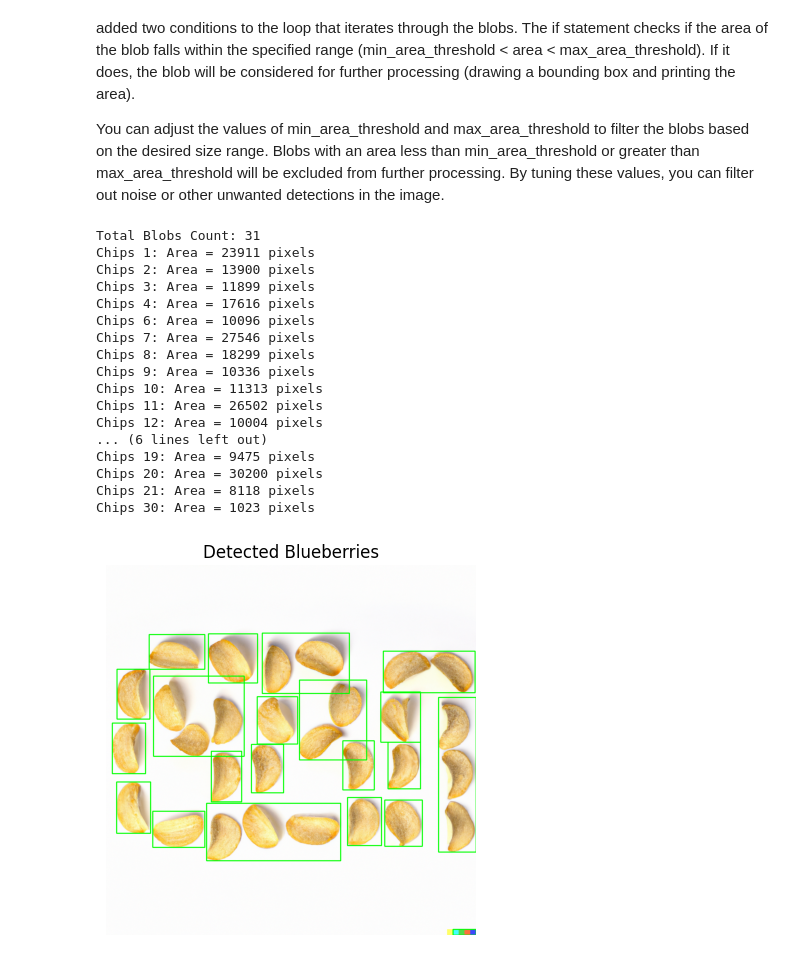
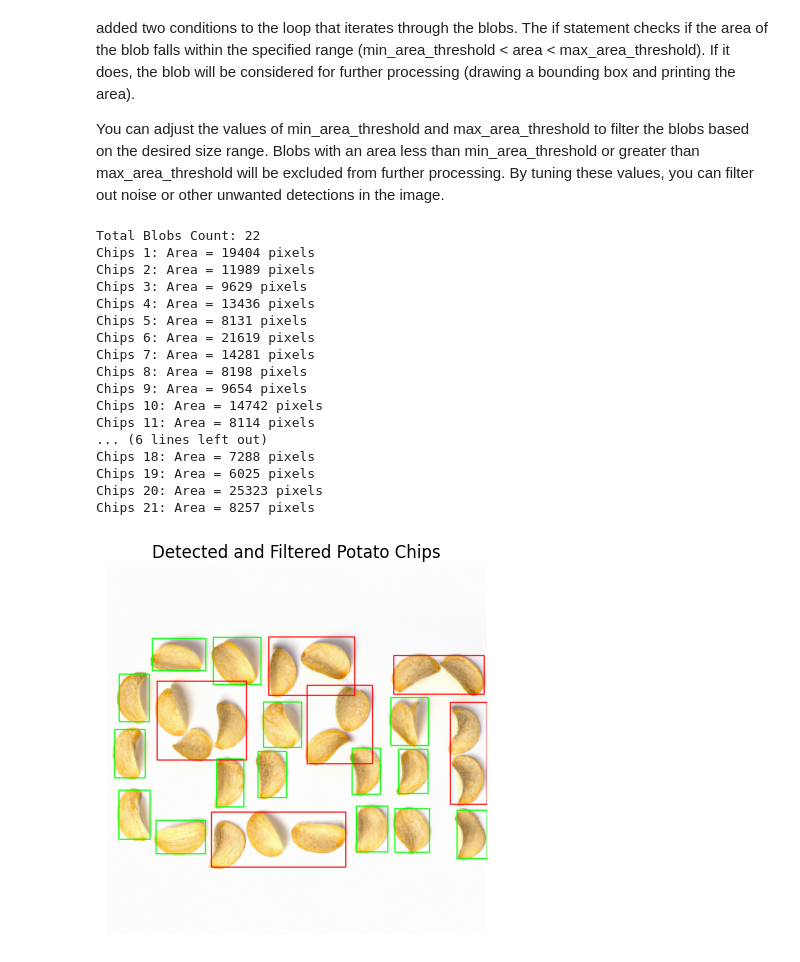
Before and after one commit to dev-nanthan/blob-detection, a Jupyter notebook: project-G42.ipynb, the cells around one changed output. Drawn from its saved outputs; the diff is of its cells as text; code cells hidden in the pictures.

Commit message:
updated Connected component Filtering process

```diff
--- a/project-G42.ipynb
+++ b/project-G42.ipynb
@@ -123,13 +134,15 @@ kernel = np.ones((5, 5), np.uint8)
 closing = cv2.morphologyEx(thresh, cv2.MORPH_CLOSE, kernel)
 
 # Perform morphological erosion to distinguish blobs
-kernel_erosion = np.ones((5, 5), np.uint8)
-erosion = cv2.erode(thresh, kernel_erosion, iterations=1)
+kernel_erosion = np.ones((11, 11), np.uint8)
+erosion = cv2.erode(closing, kernel_erosion, iterations=1)
 
 # Perform morphological dilation to fill small gaps inside each blob
 kernel_dilation = np.ones((7, 7), np.uint8)
 dilation = cv2.dilate(erosion, kernel_dilation, iterations=1)
 
+# Set the Processed Image for Connected Component Analysis
+processed_img = erosion
 
 # Display Closed, Eroded, Dilated images side by side
 fig, axes = plt.subplots(1, 3, figsize=(15, 5))
@@ -160,56 +173,59 @@ added two conditions to the loop that iterates through the blobs. The if stateme
 You can adjust the values of min_area_threshold and max_area_threshold to filter the blobs based on the desired size range. Blobs with an area less than min_area_threshold or greater than max_area_threshold will be excluded from further processing. By tuning these values, you can filter out noise or other unwanted detections in the image.
 # %%
 # Perform connected component analysis
-num_labels, labels, stats, centroids = cv2.connectedComponentsWithStats(closing, connectivity=8)
+num_labels, labels, stats, centroids = cv2.connectedComponentsWithStats(processed_img, connectivity=8)
 
 # Print Total Number of Blobs Detected
 print(f"Total Blobs Count: {num_labels}")
 
 # Define the minimum and maximum area thresholds to filter the blobs (adjust these values as needed)
-min_area_threshold = 100
-max_area_threshold = 2000
+min_area_threshold = 500
+
+# Define the Filtering Blob Size above which is Connected Chips
+max_area_threshold = 12000
 
 # Loop through each detected blob
 for label in range(1, num_labels):  # Start from 1 to exclude the background label 0
     area = stats[label, cv2.CC_STAT_AREA]
 
     # Check if the area is within the specified range
     if min_area_threshold < area:
 
         # Get the bounding box coordinates for the blob
         x, y, w, h = stats[label, cv2.CC_STAT_LEFT], stats[label, cv2.CC_STAT_TOP], \
                      stats[label, cv2.CC_STAT_WIDTH], stats[label, cv2.CC_STAT_HEIGHT]
 
-        # Draw a bounding box around the blob (blueberries)
-        cv2.rectangle(image, (x, y), (x + w, y + h), (0, 255, 0), 2)
+        # Draw a bounding box around the blob
+        # if the Area is more than Max allowed Add RED box, Else Green
+        if  area < max_area_threshold:
+          cv2.rectangle(image, (x, y), (x + w, y + h), (0, 255, 0), 2)
+        else:
+          cv2.rectangle(image, (x, y), (x + w, y + h), (255, 0, 0), 2)
 
         # Print the area of the blob
         print(f"Chips {label}: Area = {area} pixels")
 
-# Convert BGR image to RGB for displaying with matplotlib
-image_rgb = cv2.cvtColor(image, cv2.COLOR_BGR2RGB)
-
-# Display the final output with detected blueberries
-plt.imshow(image_rgb)
-plt.title("Detected Blueberries")
+# Display the final output with detected and Filtered Blobs
+plt.imshow(image)
+plt.title("Detected and Filtered "+prod)
 plt.axis("off")
 plt.show()
 # %% [output]
-Total Blobs Count: 31
-Chips 1: Area = 23911 pixels
-Chips 2: Area = 13900 pixels
-Chips 3: Area = 11899 pixels
-Chips 4: Area = 17616 pixels
-Chips 6: Area = 10096 pixels
-Chips 7: Area = 27546 pixels
-Chips 8: Area = 18299 pixels
-Chips 9: Area = 10336 pixels
-Chips 10: Area = 11313 pixels
-Chips 11: Area = 26502 pixels
-Chips 12: Area = 10004 pixels
+Total Blobs Count: 22
+Chips 1: Area = 19404 pixels
+Chips 2: Area = 11989 pixels
+Chips 3: Area = 9629 pixels
+Chips 4: Area = 13436 pixels
+Chips 5: Area = 8131 pixels
+Chips 6: Area = 21619 pixels
+Chips 7: Area = 14281 pixels
+Chips 8: Area = 8198 pixels
+Chips 9: Area = 9654 pixels
+Chips 10: Area = 14742 pixels
+Chips 11: Area = 8114 pixels
 ... (6 lines left out)
-Chips 19: Area = 9475 pixels
-Chips 20: Area = 30200 pixels
-Chips 21: Area = 8118 pixels
-Chips 30: Area = 1023 pixels
+Chips 18: Area = 7288 pixels
+Chips 19: Area = 6025 pixels
+Chips 20: Area = 25323 pixels
+Chips 21: Area = 8257 pixels
-[figure, old version]
+[figure, new version]
```
Also changed, not shown: parts of 5 cells of this notebook.
